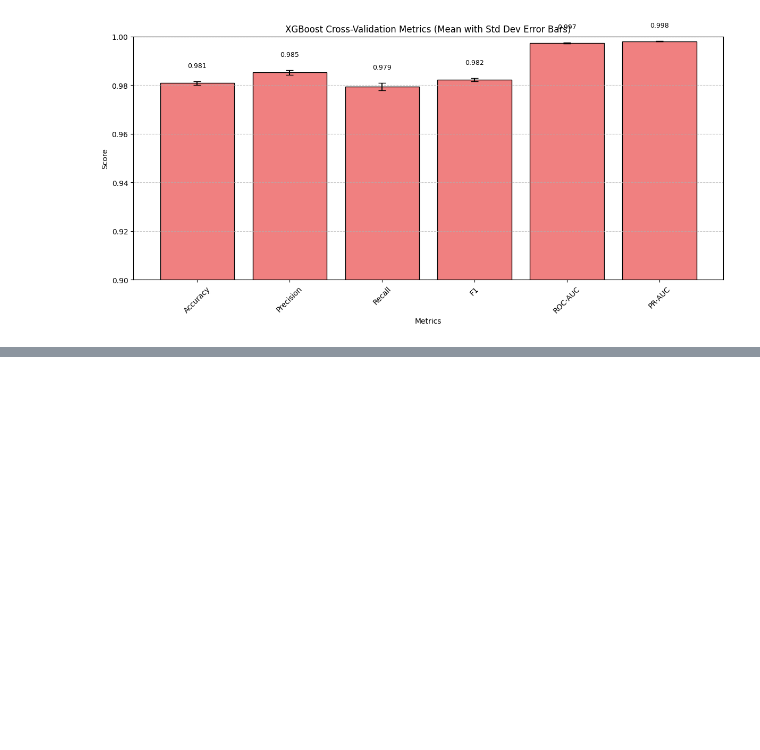
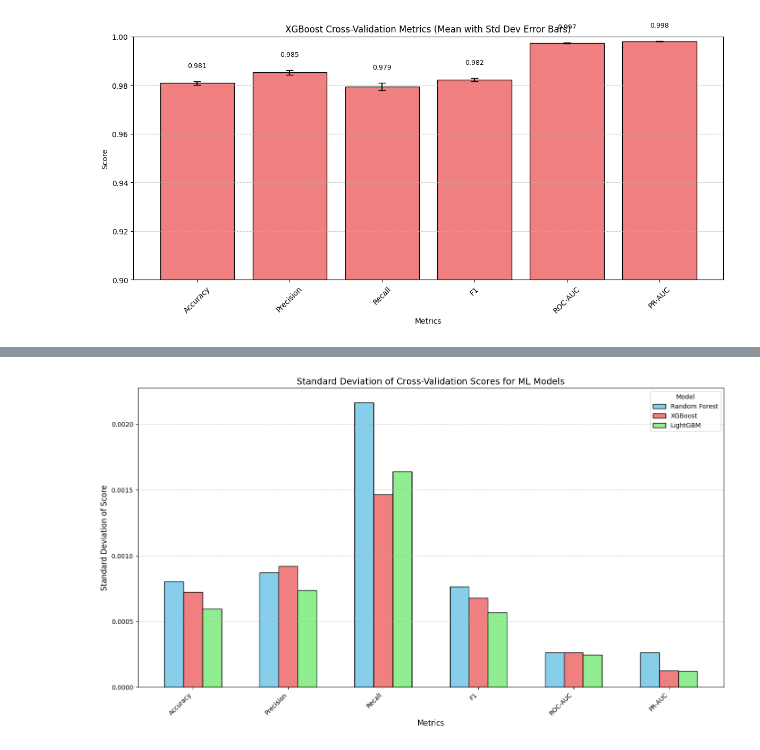
Before and after one commit to halimAhtasham/Network-_Intrusion_Detection---All_In_One, a Jupyter notebook: Binary_Classification_on_NIDS_with_ROSIDS23.ipynb, the cells around one changed output, grey strips where cells are left out. Saved outputs shown, nothing was run; the diff lists cells and outputs as text; code cells hidden in the pictures; blank space fills up the shorter version.

```diff
--- a/Binary_Classification_on_NIDS_with_ROSIDS23.ipynb
+++ b/Binary_Classification_on_NIDS_with_ROSIDS23.ipynb
@@ -760,0 +921,27 @@ plt.show()
+# %%
+fig, ax = plt.subplots(figsize=(14, 8))
+
+metrics = ml_cv_std.columns
+models = ml_cv_std.index
+
+bar_width = 0.2
+index = np.arange(len(metrics))
+
+colors = ['skyblue', 'lightcoral', 'lightgreen']
+
+for i, model in enumerate(models):
+    stds = ml_cv_std.loc[model]
+    ax.bar(index + i * bar_width, stds, bar_width, label=model, color=colors[i], edgecolor='black')
+
+ax.set_xlabel('Metrics', fontsize=12)
+ax.set_ylabel('Standard Deviation of Score', fontsize=12)
+ax.set_title('Standard Deviation of Cross-Validation Scores for ML Models', fontsize=14)
+ax.set_xticks(index + bar_width * (len(models) - 1) / 2)
+ax.set_xticklabels(metrics, rotation=45, ha='right', fontsize=10)
+ax.legend(title='Model', fontsize=10)
+ax.grid(axis='y', linestyle='--', alpha=0.7)
+
+plt.tight_layout()
+plt.show()
+# %% [output]
+[figure, added]
```
Also changed, not shown: parts of 11 cells of this notebook.
